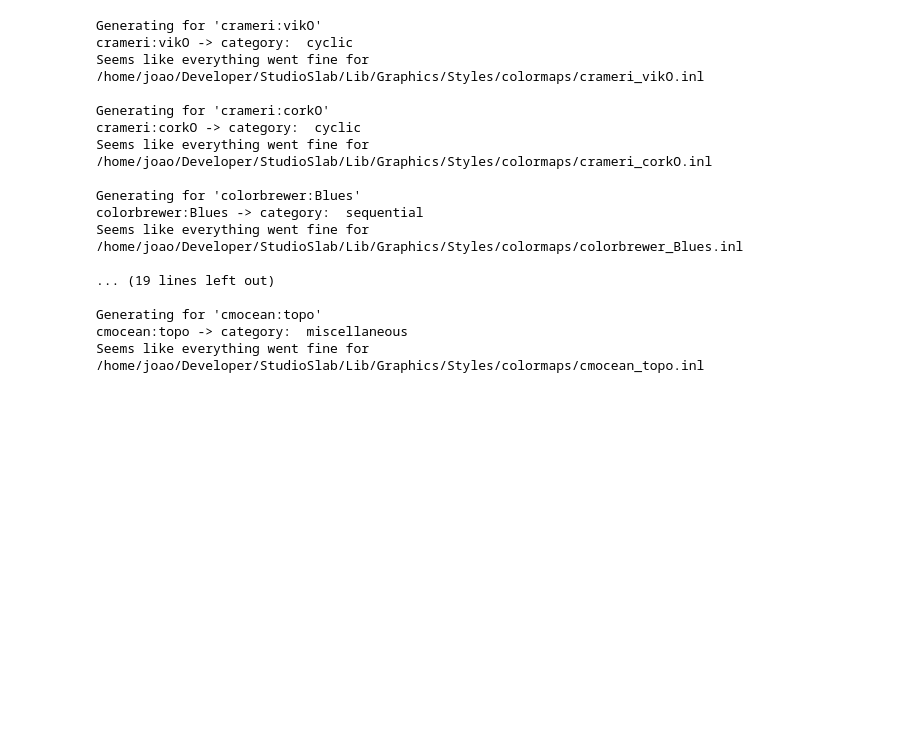
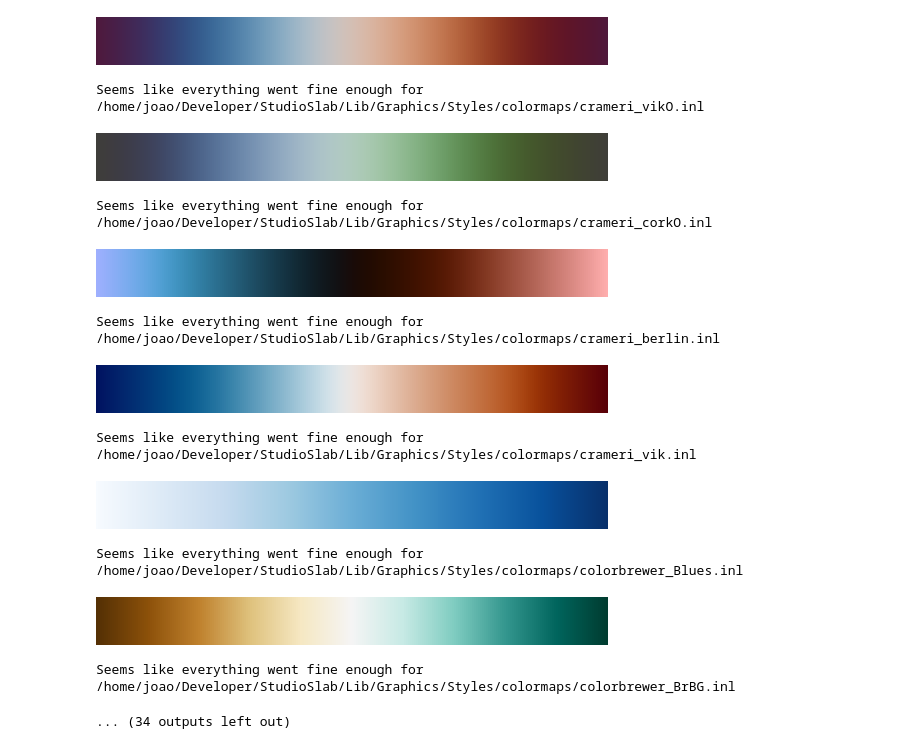
Before and after one commit to jstreibel/StudioSlab, a Jupyter notebook: Studios/Fields/Tools/DataAnalysis/ipynb/colormaps.ipynb, the cells around one changed output. Saved outputs shown, nothing was run; the diff lists cells and outputs as text; code cells hidden in the pictures; blank space fills up the shorter version.

```diff
--- a/Studios/Fields/Tools/DataAnalysis/ipynb/colormaps.ipynb
+++ b/Studios/Fields/Tools/DataAnalysis/ipynb/colormaps.ipynb
@@ -61,23 +67,40 @@ def generate_for(map_name):
+# %%
+def wrap_it_up():
+    file = open(path + "all_colormaps.inl", 'w')
+    write = file.write
+    #write = print
+
+    write("// Generated automatically from https://github.com/tlambert03/cmap maps. Names are kept original, copyright can be verified at site.\n")
+
+    for map_name in mapped:
+        cmap_filename = map_name.replace(':', '_') + '.inl'
+        full_path_and_filename = path + cmap_filename
+        write('\n#include "{}.inl"'.format(map_name.replace(':', '_')))
+
+    write('\n\nstd::map<Str, Pointer<const ColorMap>> ColorMaps_auto = {')
+
+    for map_name in mapped:
+        write('\n\tMap({}),'.format(map_name.replace(':', '_')))
+
+    write("};")
+
+    file.close()
 # %%
 for map_name in mapped:
-    print("Generating for '" + map_name + "'")
     generate_for(map_name)
-    print()
+
+wrap_it_up()
 # %% [output]
+[figure, added]
-Generating for 'crameri:vikO'
-crameri:vikO -> category:  cyclic
-Seems like everything went fine for /home/joao/Developer/StudioSlab/Lib/Graphics/Styles/colormaps/crameri_vikO.inl
-
-Generating for 'crameri:corkO'
-crameri:corkO -> category:  cyclic
-Seems like everything went fine for /home/joao/Developer/StudioSlab/Lib/Graphics/Styles/colormaps/crameri_corkO.inl
-
-Generating for 'colorbrewer:Blues'
-colorbrewer:Blues -> category:  sequential
-Seems like everything went fine for /home/joao/Developer/StudioSlab/Lib/Graphics/Styles/colormaps/colorbrewer_Blues.inl
-
-... (19 lines left out)
-
-Generating for 'cmocean:topo'
-cmocean:topo -> category:  miscellaneous
-Seems like everything went fine for /home/joao/Developer/StudioSlab/Lib/Graphics/Styles/colormaps/cmocean_topo.inl
+Seems like everything went fine enough for /home/joao/Developer/StudioSlab/Lib/Graphics/Styles/colormaps/crameri_vikO.inl
+[figure, added]
+Seems like everything went fine enough for /home/joao/Developer/StudioSlab/Lib/Graphics/Styles/colormaps/crameri_corkO.inl
+[figure, added]
+Seems like everything went fine enough for /home/joao/Developer/StudioSlab/Lib/Graphics/Styles/colormaps/crameri_berlin.inl
+[figure, added]
+Seems like everything went fine enough for /home/joao/Developer/StudioSlab/Lib/Graphics/Styles/colormaps/crameri_vik.inl
+[figure, added]
+Seems like everything went fine enough for /home/joao/Developer/StudioSlab/Lib/Graphics/Styles/colormaps/colorbrewer_Blues.inl
+[figure, added]
+Seems like everything went fine enough for /home/joao/Developer/StudioSlab/Lib/Graphics/Styles/colormaps/colorbrewer_BrBG.inl
+... (34 outputs left out)
```
Also changed, not shown: parts of 3 cells of this notebook, 23 other files.
